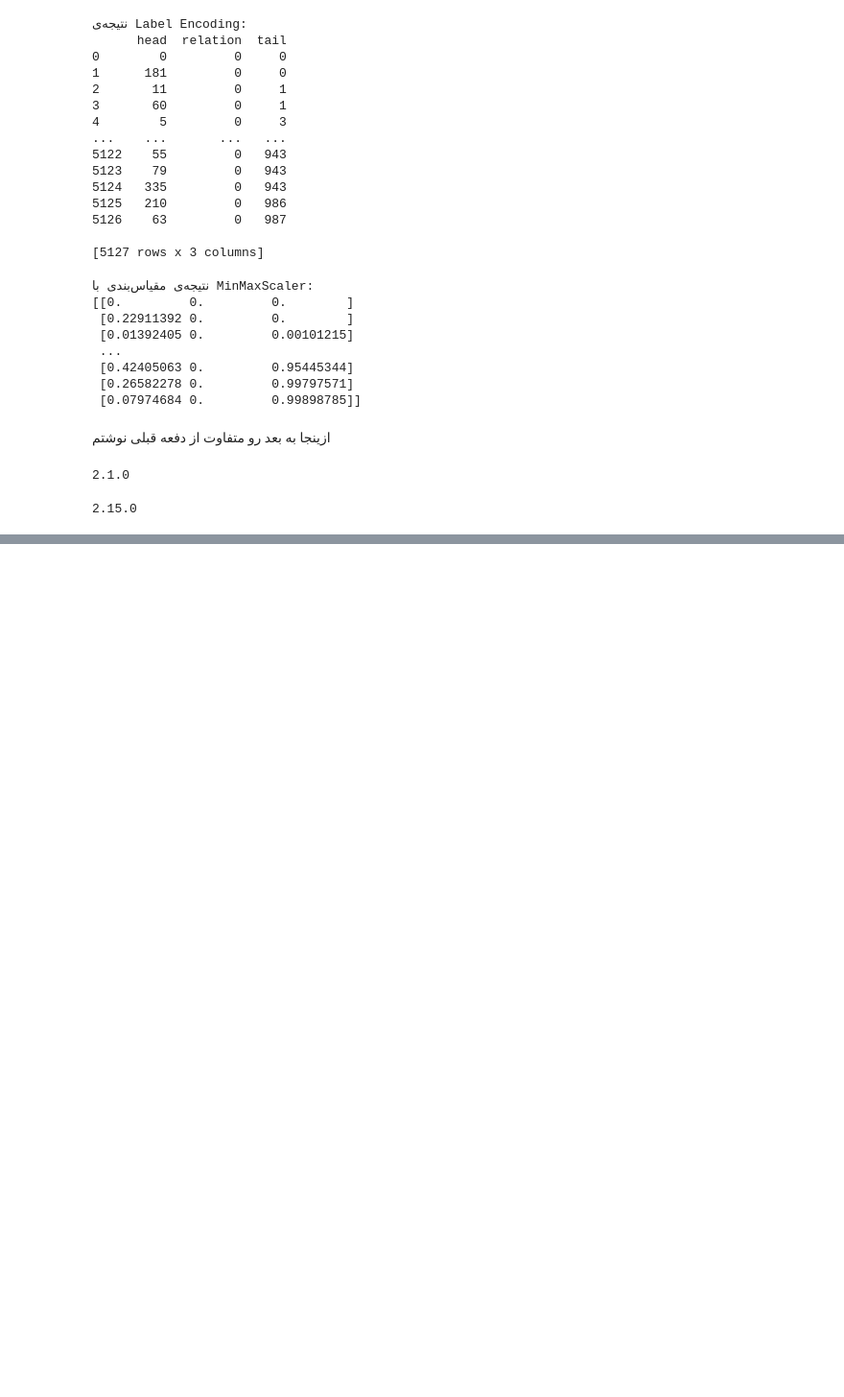
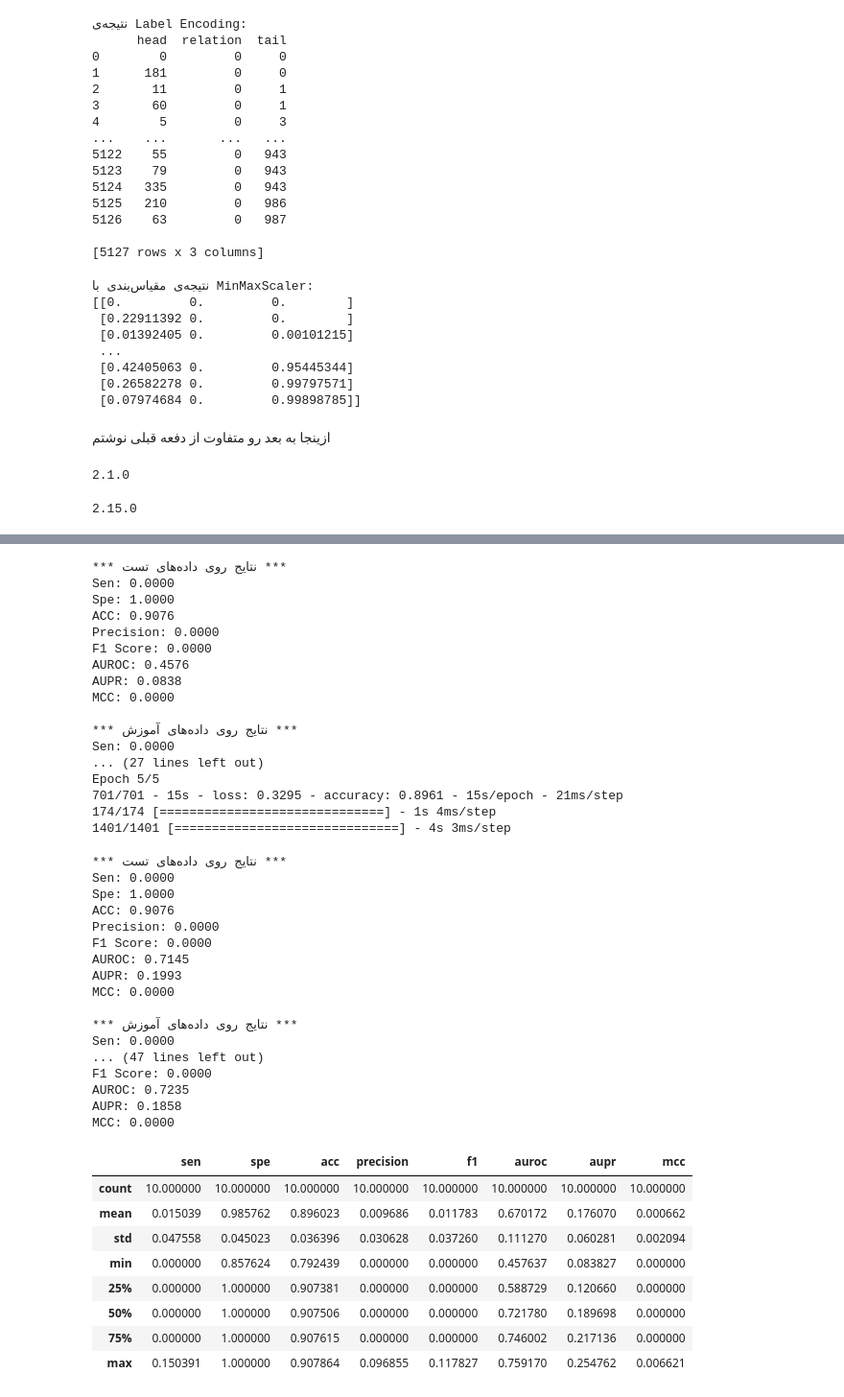
Before and after one commit to sanaaria/Master-thesis, a Jupyter notebook: Run_KGDTIs_Paper.ipynb, the cells around one changed output, grey strips where cells are left out. Shown at 96% size. Drawn from its saved outputs; the diff is of its cells as text; code cells hidden in the pictures; blank space fills up the shorter version.

```diff
--- a/Run_KGDTIs_Paper.ipynb
+++ b/Run_KGDTIs_Paper.ipynb
@@ -854,7 +896,7 @@ def train(i,test_num_neg,train_num_neg,embedding_dim,n_components,use_pro,patien
 
     model, sen_test, spe_test, acc_test, precision_test, f1_test, auroc_test, aupr_test, mcc_test, y_pred_test= train_cnn_and_evaluate(train_model_input, train_label, test_model_input, test_label, batch_size=64, epochs=5)
 
-    return  model, sen_test, spe_test, acc_test, precision_test, f1_test, auroc_test, aupr_test, mcc_test, y_pred_test
+    return  model, sen_test, spe_test, acc_test, precision_test, f1_test, auroc_test, aupr_test, mcc_test,re_train_all,train_label,re_test_all,test_label, y_pred_test
 # %%
 Sen = []
 Spe = []
@@ -872,23 +914,23 @@ for i in range(10):
     #train() is a function that runs the experiment for a given fold (i), given number of splits (10), given number of recommendations per user (10),
     #given number of features (50), given number of embeddings (200), given whether to use attention or not (True), and given the length of the session sequence (10).
     # It returns several metrics and arrays of user and item embeddings.
-    model,sen, spe, acc, precision, f1, auroc, aupr, mcc,re_train_all,train_label,re_test_all,test_label,pred_y = train(i,10,10,50,200,True,10)  #stores the return values of the train() function into variables.
+    model, sen_test, spe_test, acc_test, precision_test, f1_test, auroc_test, aupr_test, mcc_test,re_train_all,train_label,re_test_all,test_label, y_pred_test = train(i,10,10,50,200,True,10)  #stores the return values of the train() function into variables.
     #assign the ground truth labels (train_label and test_label) to the respective users in the train and test sets.
     re_train_all['label'] = train_label
     re_test_all['label'] = test_label
 
     #re_test_all['pred'] = pred_y stores the predicted ratings (pred_y) for each user in the test set.
-    re_test_all['pred'] = pred_y
+    re_test_all['pred'] = y_pred_test
 
     #ROC.append(roc), PR.append(pr), ROC_s.append(roc_s), PR_s.append(pr_s) append the ROC, PR, ROC_s, and PR_s values to their respective lists for each fold.
-    Sen.append(sen)
-    Spe.append(spe)
-    ACC.append(acc)
-    Precision.append(precision)
-    F1.append(f1)
-    AUROC.append(auroc)
-    AUPR.append(aupr)
-    MCC.append(mcc)
+    Sen.append(sen_test)
+    Spe.append(spe_test)
+    ACC.append(acc_test)
+    Precision.append(precision_test)
+    F1.append(f1_test)
+    AUROC.append(auroc_test)
+    AUPR.append(aupr_test)
+    MCC.append(mcc_test)
 
 #creates an empty pandas DataFrame.
 stable_metrics = pd.DataFrame()
@@ -919,0 +1069,43 @@ Epoch 1/5
+*** نتایج روی داده‌های تست ***
+Sen: 0.0000
+Spe: 1.0000
+ACC: 0.9076
+Precision: 0.0000
+F1 Score: 0.0000
+AUROC: 0.4576
+AUPR: 0.0838
+MCC: 0.0000
+
+*** نتایج روی داده‌های آموزش ***
+Sen: 0.0000
+... (27 lines left out)
+Epoch 5/5
+701/701 - 15s - loss: 0.3295 - accuracy: 0.8961 - 15s/epoch - 21ms/step
+174/174 [==============================] - 1s 4ms/step
+1401/1401 [==============================] - 4s 3ms/step
+*** نتایج روی داده‌های تست ***
+Sen: 0.0000
+Spe: 1.0000
+ACC: 0.9076
+Precision: 0.0000
+F1 Score: 0.0000
+AUROC: 0.7145
+AUPR: 0.1993
+MCC: 0.0000
+
+*** نتایج روی داده‌های آموزش ***
+Sen: 0.0000
+... (47 lines left out)
+F1 Score: 0.0000
+AUROC: 0.7235
+AUPR: 0.1858
+MCC: 0.0000
+|  | sen | spe | acc | precision | f1 | auroc | aupr | mcc |
+| count | 10.000000 | 10.000000 | 10.000000 | 10.000000 | 10.000000 | 10.000000 | 10.000000 | 10.000000 |
+| mean | 0.015039 | 0.985762 | 0.896023 | 0.009686 | 0.011783 | 0.670172 | 0.176070 | 0.000662 |
+| std | 0.047558 | 0.045023 | 0.036396 | 0.030628 | 0.037260 | 0.111270 | 0.060281 | 0.002094 |
+| min | 0.000000 | 0.857624 | 0.792439 | 0.000000 | 0.000000 | 0.457637 | 0.083827 | 0.000000 |
+| 25% | 0.000000 | 1.000000 | 0.907381 | 0.000000 | 0.000000 | 0.588729 | 0.120660 | 0.000000 |
+| 50% | 0.000000 | 1.000000 | 0.907506 | 0.000000 | 0.000000 | 0.721780 | 0.189698 | 0.000000 |
+| 75% | 0.000000 | 1.000000 | 0.907615 | 0.000000 | 0.000000 | 0.746002 | 0.217136 | 0.000000 |
+| max | 0.150391 | 1.000000 | 0.907864 | 0.096855 | 0.117827 | 0.759170 | 0.254762 | 0.006621 |
```
Also changed, not shown: parts of 4 cells of this notebook.
